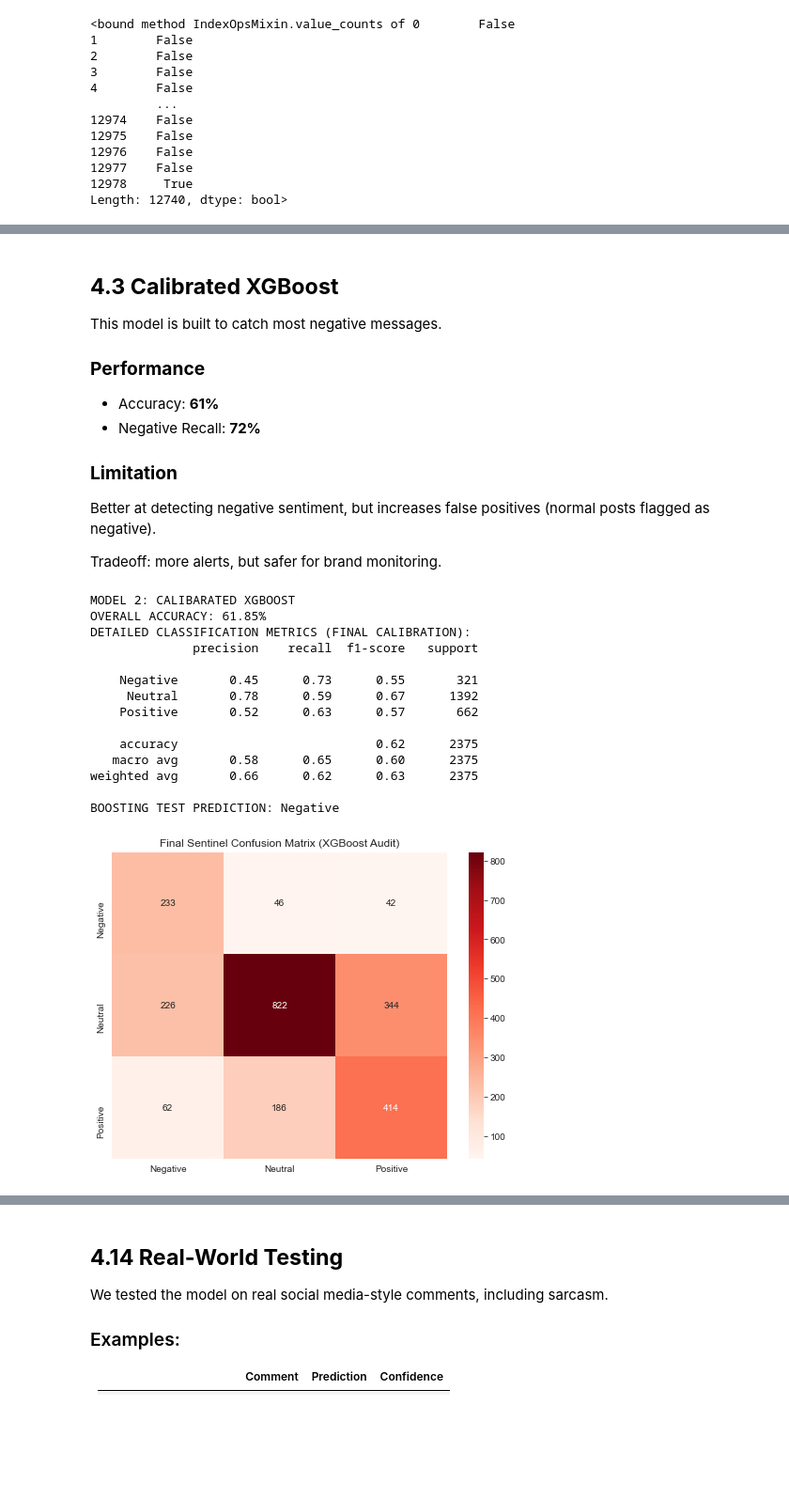
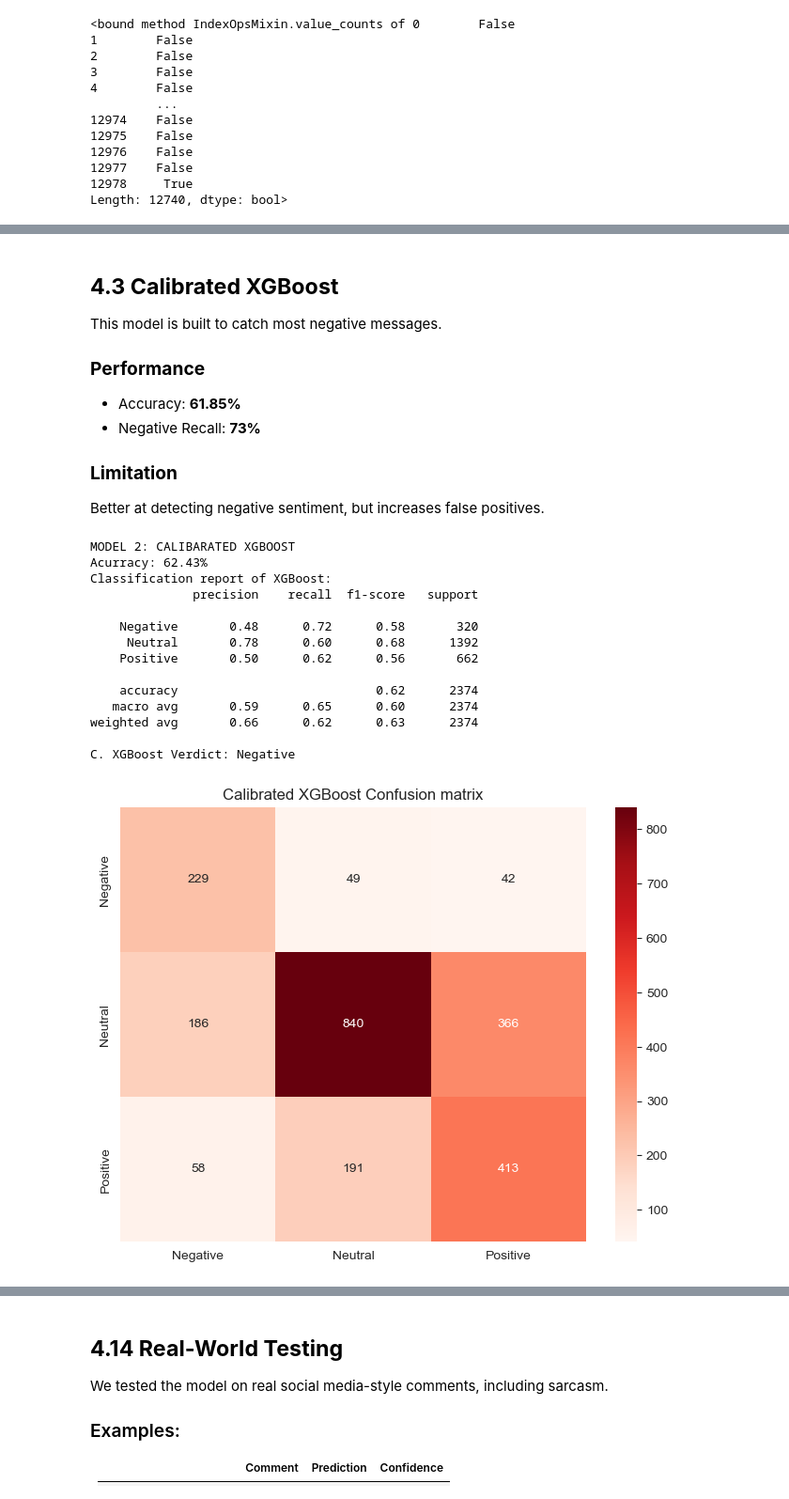
Before and after one commit to abelcholfavour/brand_sentinel, a Jupyter notebook: index.ipynb, the cells around one changed output, grey strips where cells are left out. Shown at 94% size. Cells and saved outputs as stored; diff of their text form; code cells hidden in the pictures; blank space fills up the shorter version.

```diff
--- a/index.ipynb
+++ b/index.ipynb
@@ -894,22 +799,19 @@ BASELINE TEST PREDICTION: Neutral
 ## **4.3 Calibrated XGBoost**
 This model is built to catch most negative messages.
 ### **Performance**
-- Accuracy: **61%**
-- Negative Recall: **72%**
+- Accuracy: **61.85%**
+- Negative Recall: **73%**
 ### **Limitation**
-Better at detecting negative sentiment, but increases false positives (normal posts flagged as negative).
-
-Tradeoff: more alerts, but safer for brand monitoring.
+Better at detecting negative sentiment, but increases false positives.
 # %%
 # Model 2: Calibrated XGBoost
 
 print("MODEL 2: CALIBARATED XGBOOST")
 
-# Calculate class weights based on frequency to handle imbalance
-from sklearn.utils.class_weight import compute_sample_weight
+# class weights SMOTE
 weights = compute_sample_weight(class_weight='balanced', y=y_train_enc)
 
-# 2. Build the Pipeline
+# pipeline
 xgb_pipeline = Pipeline([
     ('tfidf', TfidfVectorizer(
         max_features=4000,
@@ -926,45 +828,45 @@ xgb_pipeline = Pipeline([
     ))
 ])
 
-# Train using sample weights important for recall
+# Train
 xgb_pipeline.fit(X_train, y_train_enc, xgb__sample_weight=weights)
 
-# checking how well the model performs.
+# pred
 y_pred_xgb_num = xgb_pipeline.predict(X_test)
 y_pred_xgb = le.inverse_transform(y_pred_xgb_num)
 
-print(f"OVERALL ACCURACY: {accuracy_score(y_test, y_pred_xgb):.2%}")
-print("DETAILED CLASSIFICATION METRICS (FINAL CALIBRATION):")
+print(f"Acurracy: {accuracy_score(y_test, y_pred_xgb):.2%}")
+print("Classification report of XGBoost:")
 print(classification_report(y_test, y_pred_xgb))
 
 # cmments from Magani totest
-test_xgb_input = master_sentinel_cleaner("I am SO mad at this apple iphone battery life! 😡")
+test_xgb_input = universal_purity_pipeline("I am SO mad at this apple iphone battery life! 😡")
 pred_xgb_test = le.inverse_transform(xgb_pipeline.predict([test_xgb_input]))[0]
-print(f"BOOSTING TEST PREDICTION: {pred_xgb_test}")
+print(f"C. XGBoost Verdict: {pred_xgb_test}")
 # %% [output]
 MODEL 2: CALIBARATED XGBOOST
-OVERALL ACCURACY: 61.85%
-DETAILED CLASSIFICATION METRICS (FINAL CALIBRATION):
+Acurracy: 62.43%
+Classification report of XGBoost:
               precision    recall  f1-score   support
 
-    Negative       0.45      0.73      0.55       321
-     Neutral       0.78      0.59      0.67      1392
-    Positive       0.52      0.63      0.57       662
+    Negative       0.48      0.72      0.58       320
+     Neutral       0.78      0.60      0.68      1392
+    Positive       0.50      0.62      0.56       662
 
-    accuracy                           0.62      2375
-   macro avg       0.58      0.65      0.60      2375
-weighted avg       0.66      0.62      0.63      2375
+    accuracy                           0.62      2374
+   macro avg       0.59      0.65      0.60      2374
+weighted avg       0.66      0.62      0.63      2374
 
-BOOSTING TEST PREDICTION: Negative
+C. XGBoost Verdict: Negative
 # %%
-#summary of all model results in one place.
+#summary
 plt.figure(figsize=(8, 6))
 cm = confusion_matrix(y_test, y_pred_xgb, labels=le.classes_)
 sns.heatmap(cm, annot=True, fmt='d', cmap='Reds', xticklabels=le.classes_, yticklabels=le.classes_)
-plt.title("Final Sentinel Confusion Matrix (XGBoost Audit)")
+plt.title("Calibrated XGBoost Confusion matrix")
 plt.show()
 # %% [output]
-[figure, old version]
+[figure, new version]
 # %% [markdown]
 ### **4.3 XGBoost Confusion Matrix Summary**
 
```
Also changed, not shown: parts of 70 cells of this notebook, 9 other files.
